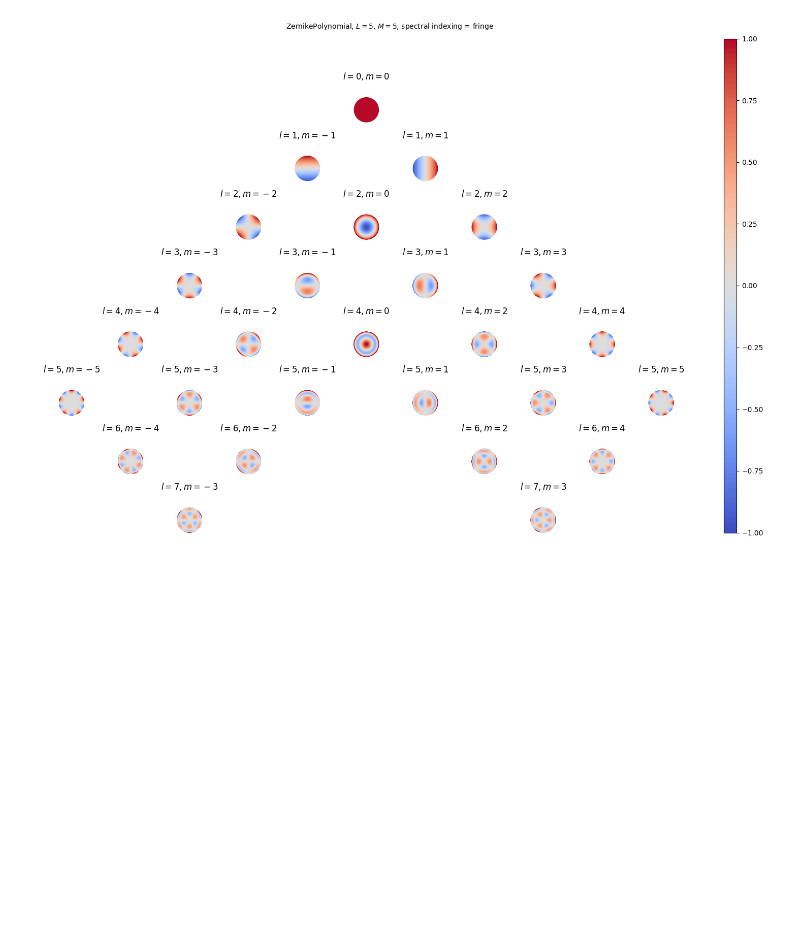
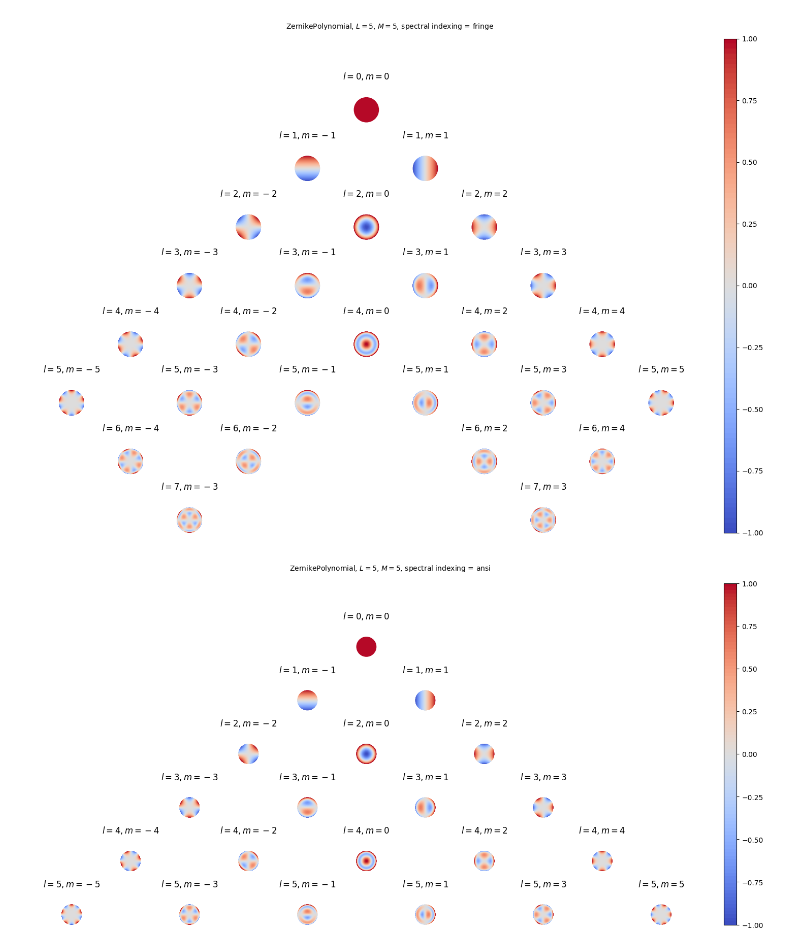
Before and after one commit to PlasmaControl/FastZernike, a Jupyter notebook: notebooks/tutorial-basis.ipynb, the cells around one changed output. Drawn from its saved outputs; the diff is of its cells as text; code cells hidden in the pictures; blank space fills up the shorter version.

```diff
--- a/notebooks/tutorial-basis.ipynb
+++ b/notebooks/tutorial-basis.ipynb
@@ -39,3 +42,8 @@ basis = ZernikePolynomial(L=5, M=5, spectral_indexing="fringe", sym=False)
 plot_basis(basis);
 # %% [output]
 [figure]
+# %%
+basis = ZernikePolynomial(L=5, M=5, spectral_indexing="ansi", sym=False)
+plot_basis(basis);
+# %% [output]
+[figure, added]
```
Also changed, not shown: parts of 1 cell of this notebook, 2 other files.
